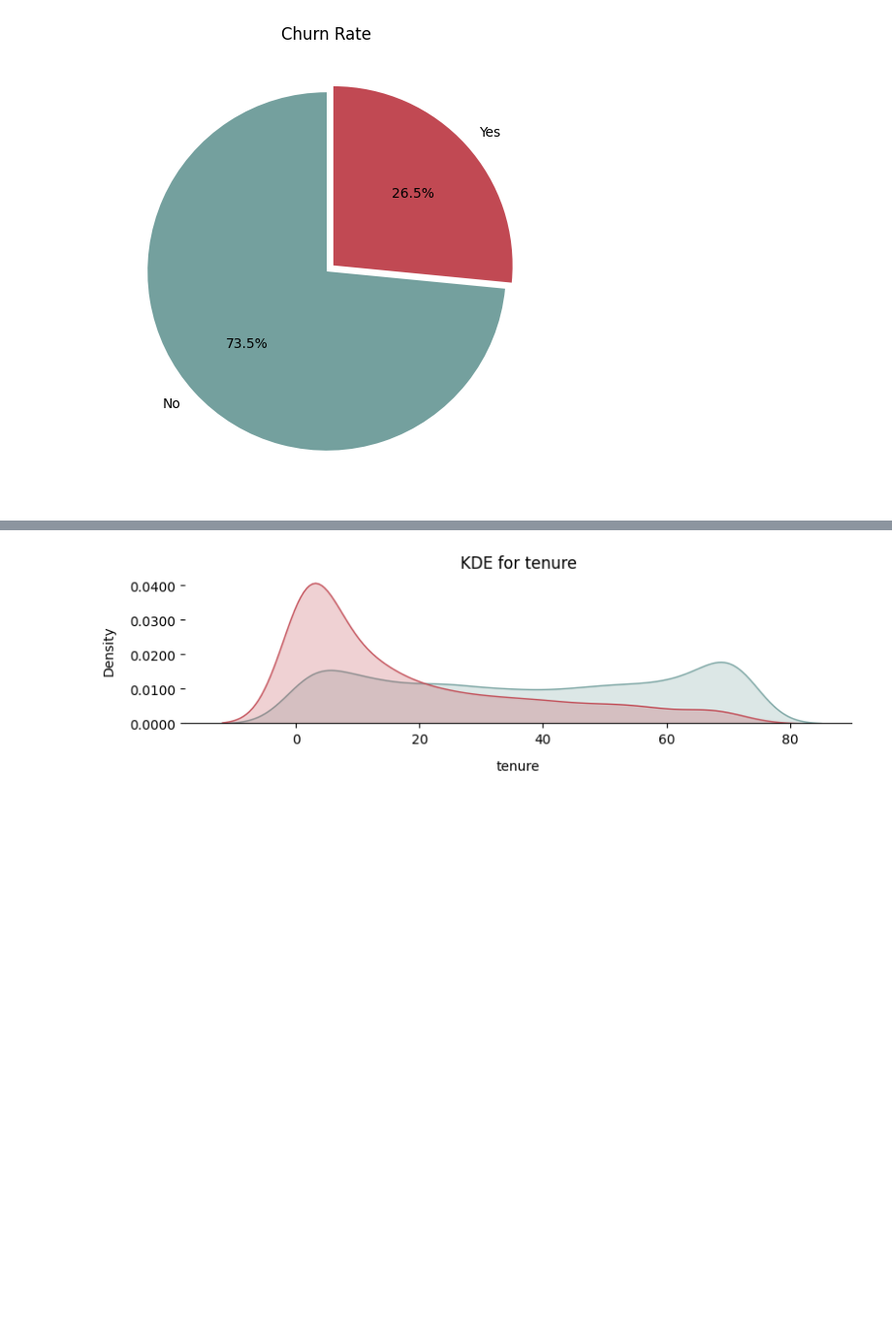
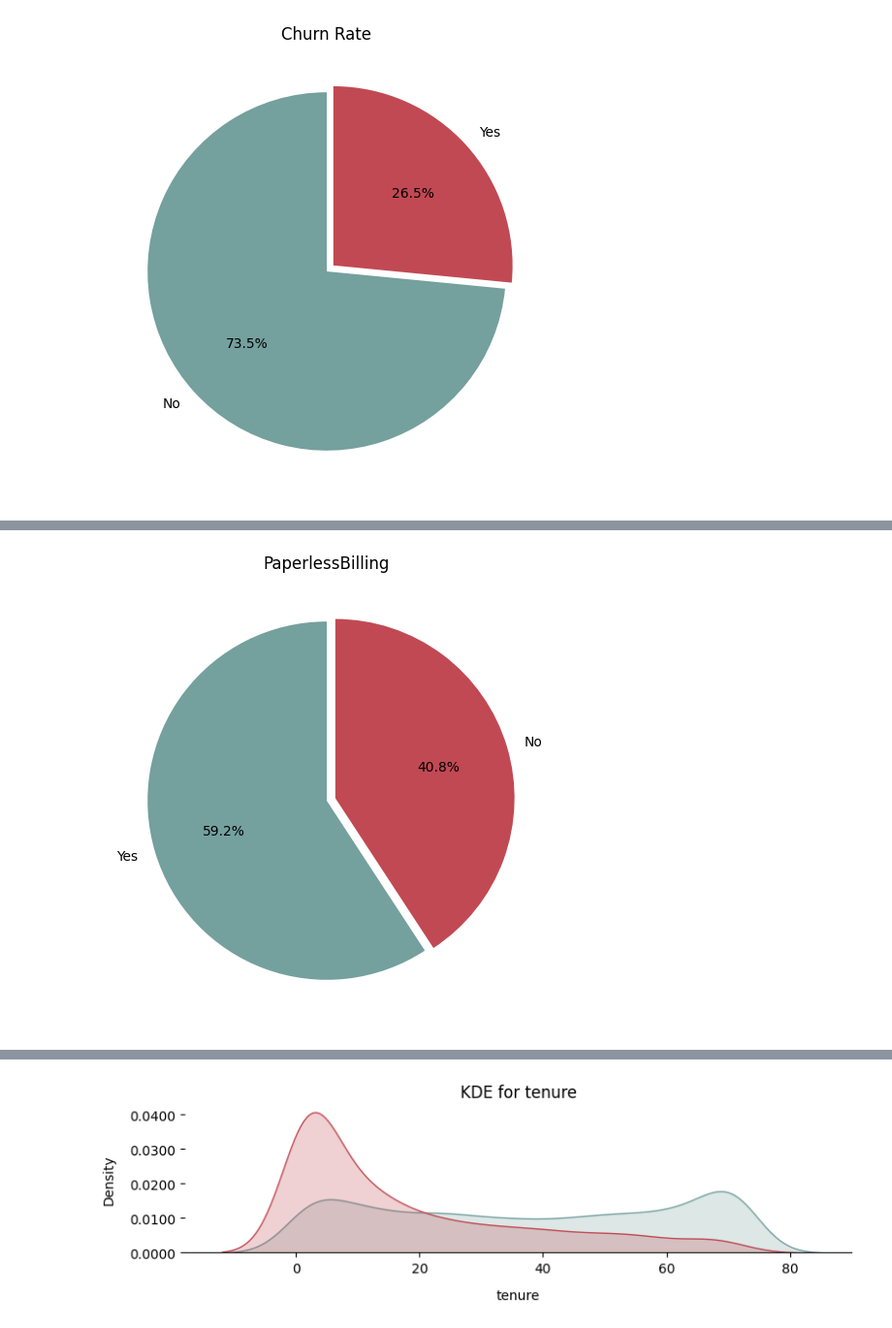
Before and after one commit to mhdiham/mhdiham, a Jupyter notebook: CustomerChurn.ipynb, the cells around one changed output, grey strips where cells are left out. Shown at 97% size. Cells and saved outputs as stored; diff of their text form; code cells hidden in the pictures; blank space fills up the shorter version.

```diff
--- a/CustomerChurn.ipynb
+++ b/CustomerChurn.ipynb
@@ -193,0 +300,10 @@ plt.show()
+# %%
+# target variable - PaperlessBilling
+plt.figure(figsize=(6,6))
+plt.pie(df["PaperlessBilling"].value_counts(),shadow=False,startangle=90,
+        labels=df["PaperlessBilling"].value_counts().index,autopct='%0.1f%%',
+        explode=(0,0.05),colors=['#74a09e','#c14953'])
+plt.title('PaperlessBilling')
+plt.show()
+# %% [output]
+[figure, added]
```
Also changed, not shown: parts of 53 cells of this notebook.
